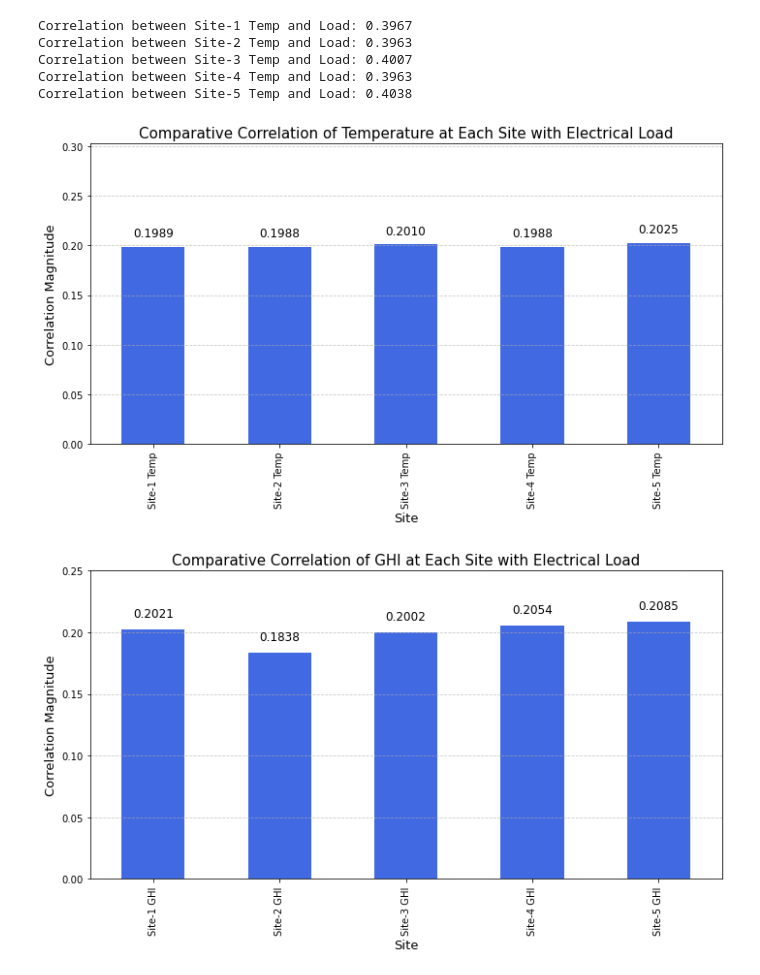
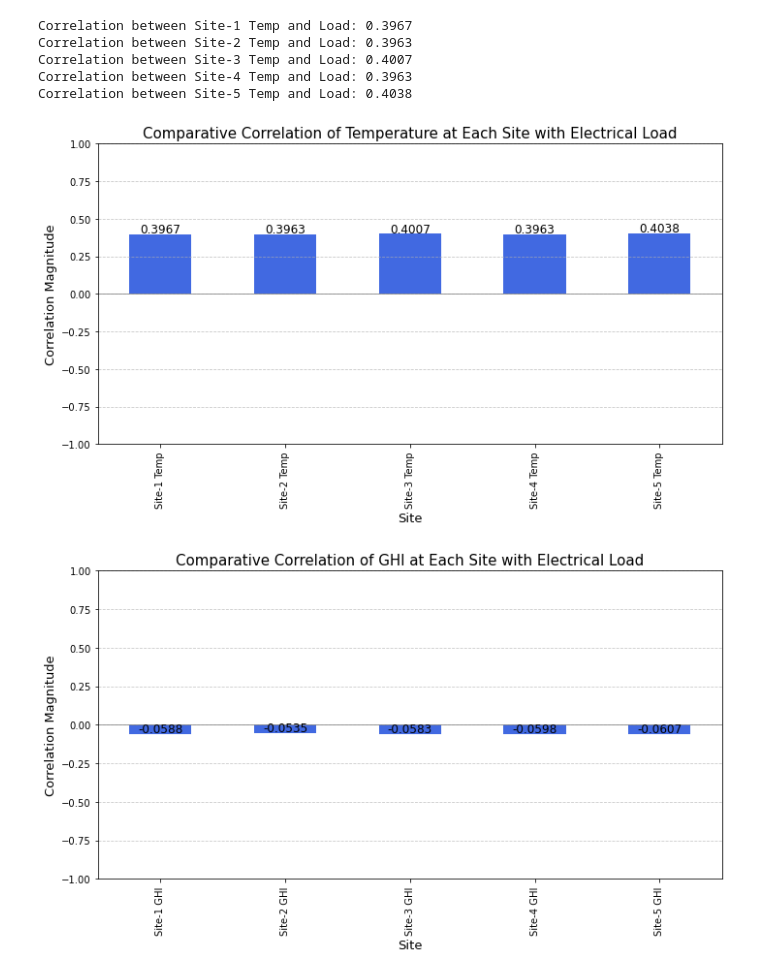
Before and after one commit to vohuynhquangnguyen/2025-PGE-Energy-Analytics, a Jupyter notebook: site_correlation.ipynb, the cells around one changed output. Cells and saved outputs as stored; diff of their text form; code cells hidden in the pictures.

```diff
--- a/site_correlation.ipynb
+++ b/site_correlation.ipynb
@@ -35,6 +35,6 @@ comparative_corr2 = abs_corr2 / abs_corr2.sum()
 # %%
 plt.figure(figsize=(10, 6))
-comparative_corr.plot(kind='bar', color='royalblue')
+correlation_series.plot(kind='bar', color='royalblue')
 
 # Graph Details
 plt.title('Comparative Correlation of Temperature at Each Site with Electrical Load', fontsize=15)
@@ -42,31 +42,31 @@ plt.xlabel('Site', fontsize=13)
 plt.ylabel('Correlation Magnitude', fontsize=13)
 plt.grid(axis='y', linestyle='--', alpha=0.7)
 plt.axhline(0, color='gray', linewidth=0.8)
-plt.ylim(0, comparative_corr.max() + 0.1)  # Ensuring scale reflects correlation range
-for index, value in enumerate(comparative_corr):
+plt.ylim(-1, 1)  # Ensuring scale reflects correlation range
+for index, value in enumerate(correlation_series):
     plt.text(index, value + 0.01, f'{value:.4f}', ha='center', fontsize=12)
 plt.tight_layout()
 plt.show()
 # %% [output]
-[figure, old version]
+[figure, new version]
 # %%
 plt.figure(figsize=(10, 6))
-comparative_corr2.plot(kind='bar', color='royalblue')
+correlation_series2.plot(kind='bar', color='royalblue')
 
 # Graph Details
 plt.title('Comparative Correlation of GHI at Each Site with Electrical Load', fontsize=15)
 plt.xlabel('Site', fontsize=13)
 plt.ylabel('Correlation Magnitude', fontsize=13)
-plt.ylim(0, 0.25)
+plt.ylim(-1, 1)
 plt.grid(axis='y', linestyle='--', alpha=0.7)
 plt.axhline(0, color='gray', linewidth=0.8)
-for index, value in enumerate(comparative_corr2):
+for index, value in enumerate(correlation_series2):
     plt.text(index, value + 0.01, f'{value:.4f}', ha='center', fontsize=12)
 
 plt.tight_layout()
 plt.show()
 # %% [output]
-[figure, old version]
+[figure, new version]
 # %%
 from sklearn.ensemble import RandomForestRegressor
 from sklearn.model_selection import train_test_split
```
Also changed, not shown: parts of 2 cells of this notebook.
